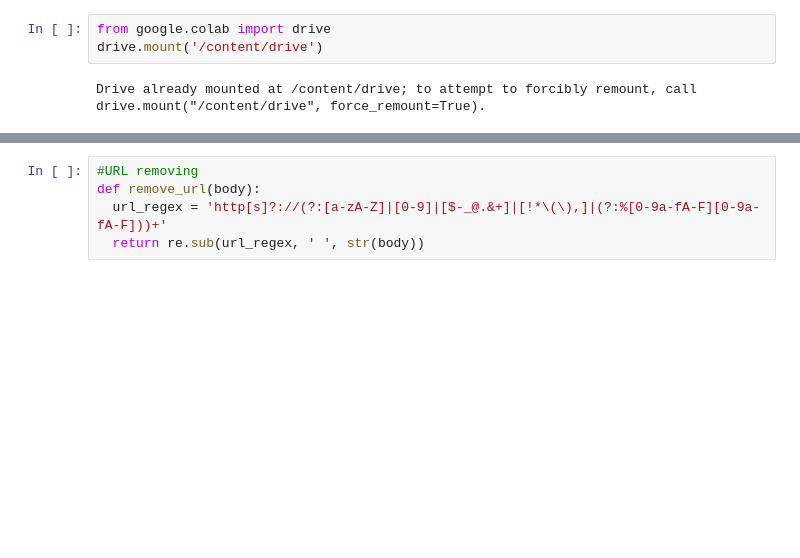
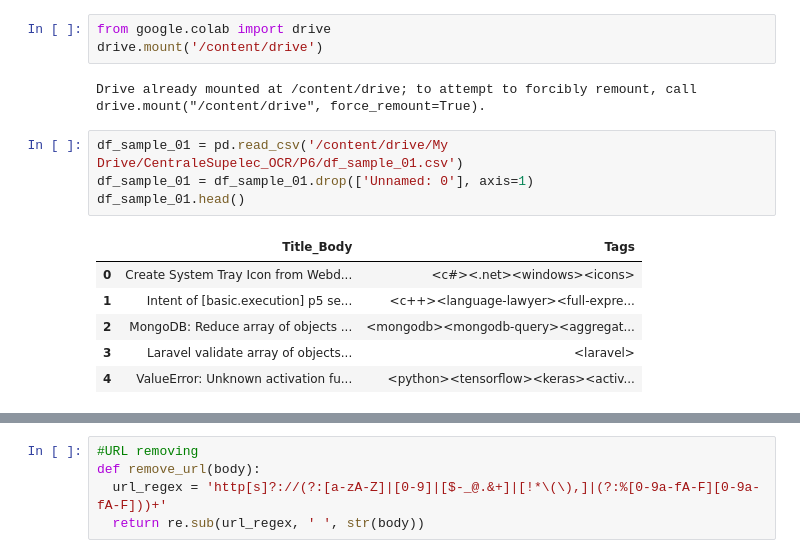
Before and after one commit to Adil1979/-CentraleSupelec_OCR_Projects, a Jupyter notebook: 04_APP.ipynb, the cells around one changed output, grey strips where cells are left out. Cells and saved outputs as stored; diff of their text form; blank space fills up the shorter version.

```diff
--- a/04_APP.ipynb
+++ b/04_APP.ipynb
@@ -81,3 +81,14 @@ from google.colab import drive
 drive.mount('/content/drive')
 # %% [output]
 Drive already mounted at /content/drive; to attempt to forcibly remount, call drive.mount("/content/drive", force_remount=True).
+# %%
+df_sample_01 = pd.read_csv('/content/drive/My Drive/CentraleSupelec_OCR/P6/df_sample_01.csv')
+df_sample_01 = df_sample_01.drop(['Unnamed: 0'], axis=1)
+df_sample_01.head()
+# %% [output]
+|  | Title_Body | Tags |
+| 0 | Create System Tray Icon from Webd... | <c#><.net><windows><icons> |
+| 1 | Intent of [basic.execution] p5 se... | <c++><language-lawyer><full-expre... |
+| 2 | MongoDB: Reduce array of objects ... | <mongodb><mongodb-query><aggregat... |
+| 3 | Laravel validate array of objects... | <laravel> |
+| 4 | ValueError: Unknown activation fu... | <python><tensorflow><keras><activ... |
```
Also changed, not shown: parts of 5 cells of this notebook.
